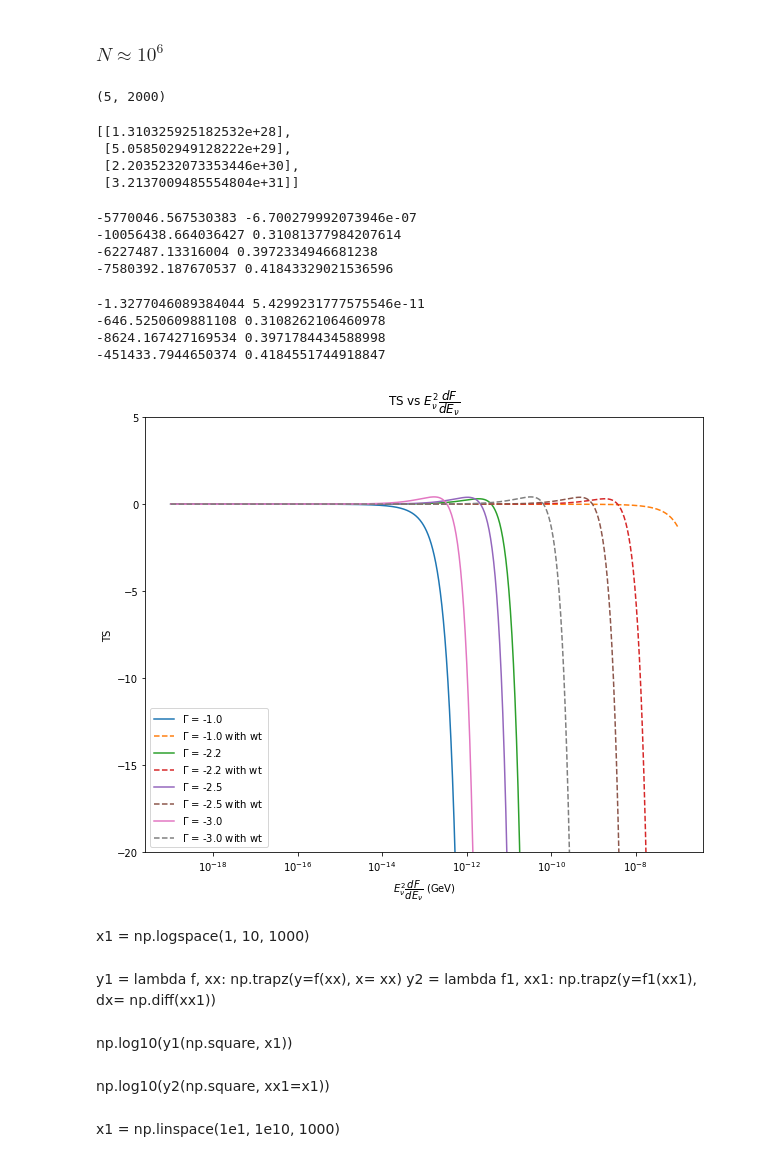
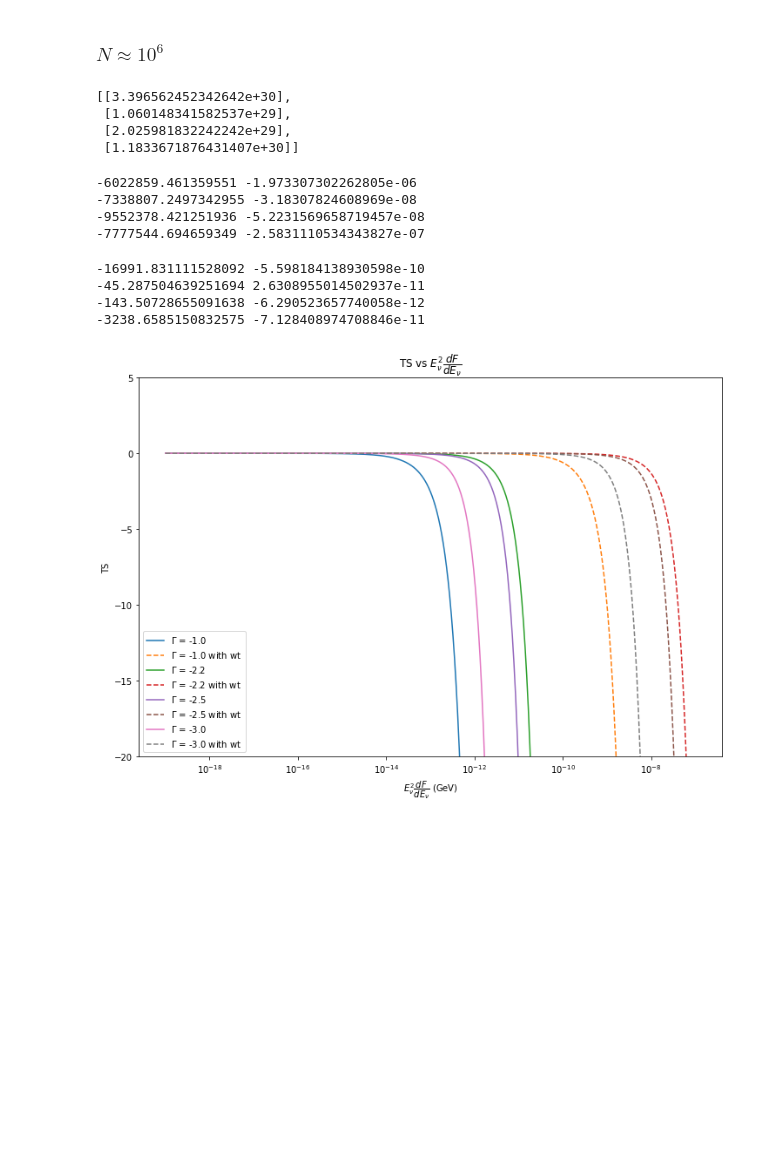
Before and after one commit to DarkWake9/Project-IceCube-Legacy, a Jupyter notebook: package/task4k_stacking_analysis.ipynb, the cells around one changed output. Cells and saved outputs as stored; diff of their text form; code cells hidden in the pictures; blank space fills up the shorter version.

Commit message:
11042023-00.25 - FIX: ENERGY BINS:NP.LOGSPACE FOUND LAST WEEK WAS CORRECT; UPDATE: ADDED NP.TRAPZ FOR INTEGRATION; ADD: FIRST SSH TRIAL

```diff
--- a/package/task4k_stacking_analysis.ipynb
+++ b/package/task4k_stacking_analysis.ipynb
@@ -30,5 +24,6 @@ read mspdata
 # all_enu = np.linspace(10**11.001, 10**18.999, 1000)
 all_enu = e_nu_wall
 
-# UNCOMMENT FOR LOGARITHMIC BINS
-# all_enu = np.logspace(11.001, 18.999, 1000)
+# enus = 0.5*(all_enu[1:]+all_enu[:-1])
+# UNCOMMENT FOR DENSER LOGARITHMIC BINS, optimal nbins is 1e6
+enus = np.logspace(11.001, 18.999, 5000)
@@ -139,9 +125,11 @@ for gamma in prange(4):
     psrns = 0
     for psrdec in range(p):
         for season in prange(10):
-            tmp = [ns_singleseason_sing_psr_HAT(msdec[psrdec], all_enu[i], gamma_arr[gamma], 1 ,season=season) for i in range(len(all_enu))]
+            # tmp = [ns_singleseason_sing_psr_HAT(msdec[psrdec], all_enu[i], gamma_arr[gamma], 1 ,season=season) for i in range(len(all_enu))]
             # psrns += np.trapz(y=tmp, x=all_enu)
-            psrns += np.trapz(y=tmp, dx=np.diff(all_enu))
+            # psrns += np.trapz(y=tmp, dx=np.diff(all_enu))
+            tmp = [ns_singleseason_sing_psr_HAT(msdec[psrdec], enus[i], gamma_arr[gamma], 1 ,season=season) for i in range(len(enus))]
+            psrns += np.trapz(y=tmp, x=enus)
     nss_all_eng.append(psrns)
 
     @njit
@@ -161,8 +146,0 @@ ns_singleseason_sing_psr_HAT()
-# %%
-phi0t = 1e-30
-season = 0
-dec = msdec[0]
-print("Decl = ", dec)
-tmp = [ns_singleseason_sing_psr_HAT(msdec[psrdec], all_enu[i], gamma_arr[gamma], phi0t ,season=season) for i in range(len(all_enu))]
-print(np.trapz(y=tmp, dx=np.diff(all_enu)))
-print(np.trapz(y=tmp, dx = 1e9* (10**0.2)))
@@ -180,9 +163,5 @@ nss_all_gamma #without weights
 # %% [markdown]
 ### $N \approx 10^6$
-# %%
-earea.shape
-# %% [output]
-(5, 2000)
 # %%
 #For each gamma, find ns and find TS(ns*phi0)
 #FIND TS as in eqn 3 of 2205.15963 INCLUDING w_acc
@@ -199,10 +178,14 @@ for gamma in prange(4):
     for psrdec in range(p):
         for season in prange(10):
             # for enu in range(len(all_enu)):
-            tmp = [ns_singleseason_sing_psr_HAT(msdec[psrdec], all_enu[i], gamma_arr[gamma], 1 ,season=season) for i in range(len(all_enu))]
-            # wt = normalized_wt[gamma][ea_season(season)][psrdec]
+
+            wt = normalized_wt[gamma][ea_season(season)][psrdec]
             # tmp = [wt * ns_singleseason_sing_psr_HAT(msdec[psrdec], all_enu[i], gamma_arr[gamma], 1 ,season=season) for i in range(len(all_enu))]
-            psrns += np.trapz(y=tmp, dx=1e9 * (10**0.2))
+            # psrns += np.trapz(y=tmp, dx=np.diff(all_enu))
+
+
+            tmp = [wt * ns_singleseason_sing_psr_HAT(msdec[psrdec], enus[i], gamma_arr[gamma], 1 ,season=season) for i in range(len(enus))]
+            psrns += np.trapz(y=tmp, x=enus)
     nss_all_eng.append(psrns)
 
     @njit
@@ -220,64 +203,53 @@ for gamma in prange(4):
 # %%
 nss_all_gamma
 # %% [output]
-[[1.310325925182532e+28],
- [5.058502949128222e+29],
- [2.2035232073353446e+30],
- [3.2137009485554804e+31]]
+[[3.396562452342642e+30],
+ [1.060148341582537e+29],
+ [2.025981832242242e+29],
+ [1.1833671876431407e+30]]
 # %%
 for i in range(4):
     print(min(all_TSS[i]), max(all_TSS[i]))
 # %% [output]
--5770046.567530383 -6.700279992073946e-07
--10056438.664036427 0.31081377984207614
--6227487.13316004 0.3972334946681238
--7580392.187670537 0.41843329021536596
+-6022859.461359551 -1.973307302262805e-06
+-7338807.2497342955 -3.18307824608969e-08
+-9552378.421251936 -5.2231569658719457e-08
+-7777544.694659349 -2.5831110534343827e-07
 # %%
 for i in range(4):
     print(min(all_TSS_with_wt[i]), max(all_TSS_with_wt[i]))
 # %% [output]
--1.3277046089384044 5.4299231777575546e-11
--646.5250609881108 0.3108262106460978
--8624.167427169534 0.3971784434588998
--451433.7944650374 0.4184551744918847
+-16991.831111528092 -5.598184138930598e-10
+-45.287504639251694 2.6308955014502937e-11
+-143.50728655091638 -6.290523657740058e-12
+-3238.6585150832575 -7.128408974708846e-11
 # %%
 #Plotting
 
 all_TSS = np.asarray(all_TSS)
 gamma_arr = np.asarray(gamma_arr)
 e2dfde = []
 
 for i in prange(4):
     temp = []
     for phi in range(len(phio)):
         temp.append( 1e28 * dfde(1e14, gamma_arr[i], phio[phi]))        #in eV
     e2dfde.append(temp)
 
 e2dfde = np.asarray(e2dfde)
 mark = ['^', 'o', 's', 'd']
-plt.figure(figsize=(10,8))
+plt.figure(figsize=(12,8))
 for i in [0, 1, 2, 3]:#range(4):
     plt.plot(e2dfde[i]/1e9, all_TSS[i], label='$\Gamma$ = ' + str(gamma_arr[i]))    #in GeV
     plt.plot(e2dfde[i]/1e9, all_TSS_with_wt[i], ls='--',label='$\Gamma$ = ' + str(gamma_arr[i]) + ' with wt')    #in GeV
 
 plt.legend()
 plt.xscale('log')
 plt.xlabel('$E^2_{\u03BD} \dfrac{dF}{dE_{\u03BD}}$ (GeV)')
 plt.ylabel('TS')
 plt.title('TS vs $E^2_{\u03BD} \dfrac{dF}{dE_{\u03BD}}$')
 # plt.xlim(1e-30, 1e-22)
 plt.ylim(-20, 5)
 plt.show()
 # %% [output]
-[figure, old version]
+[figure, new version]
-# %% [markdown]
-x1 = np.logspace(1, 10, 1000)
-# %% [markdown]
-y1 = lambda f, xx: np.trapz(y=f(xx), x= xx)
-y2 = lambda f1, xx1: np.trapz(y=f1(xx1), dx= np.diff(xx1))
-# %% [markdown]
-np.log10(y1(np.square, x1))
-# %% [markdown]
-np.log10(y2(np.square, xx1=x1))
-# %% [markdown]
-x1 = np.linspace(1e1, 1e10, 1000)
```
Also changed, not shown: parts of 18 cells of this notebook, 9 other files.
